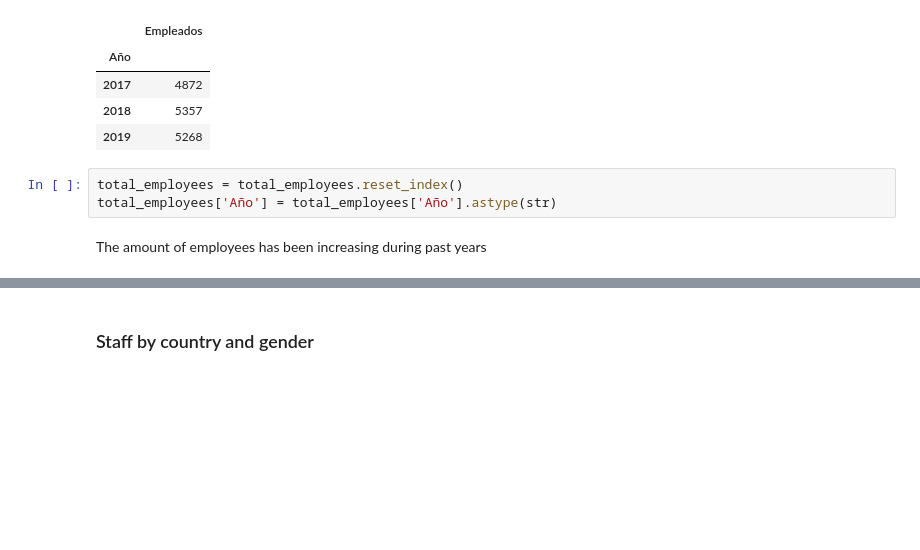
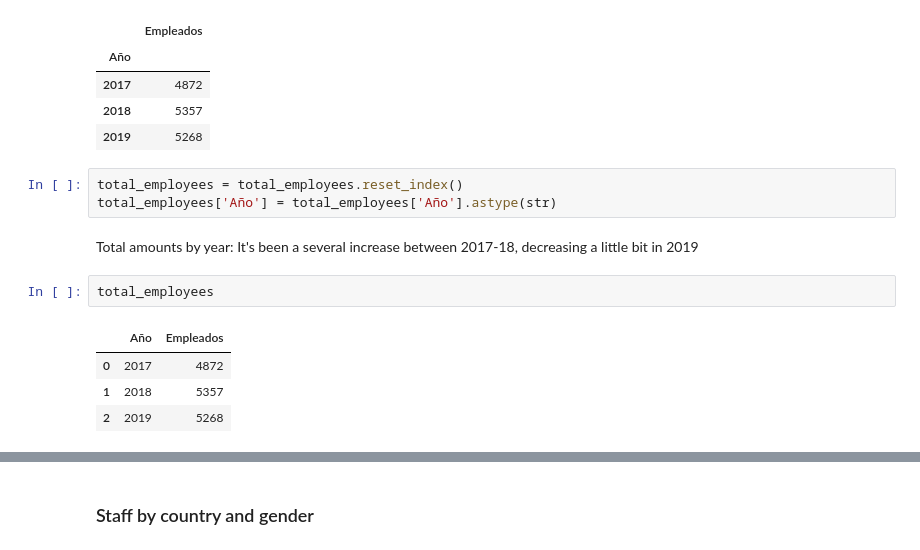
Before and after one commit to sarasabino/Accident_Rate_Project, a Jupyter notebook: Src/Notebooks/02_Exploratory_Staff_data.ipynb, the cells around one changed output, grey strips where cells are left out. Cells and saved outputs as stored; diff of their text form; blank space fills up the shorter version.

```diff
--- a/Src/Notebooks/02_Exploratory_Staff_data.ipynb
+++ b/Src/Notebooks/02_Exploratory_Staff_data.ipynb
@@ -154,8 +164,16 @@ total_employees
 # %%
 total_employees = total_employees.reset_index()
 total_employees['Año'] = total_employees['Año'].astype(str)
-# %% [markdown]
-The amount of employees has been increasing during past years
+# %% [markdown]
+Total amounts by year:
+It's been a several increase between 2017-18, decreasing a little bit in 2019
+# %%
+total_employees
+# %% [output]
+|  | Año | Empleados |
+| 0 | 2017 | 4872 |
+| 1 | 2018 | 5357 |
+| 2 | 2019 | 5268 |
 # %%
 import matplotlib.pyplot as plt
 
```
Also changed, not shown: parts of 10 cells of this notebook.
